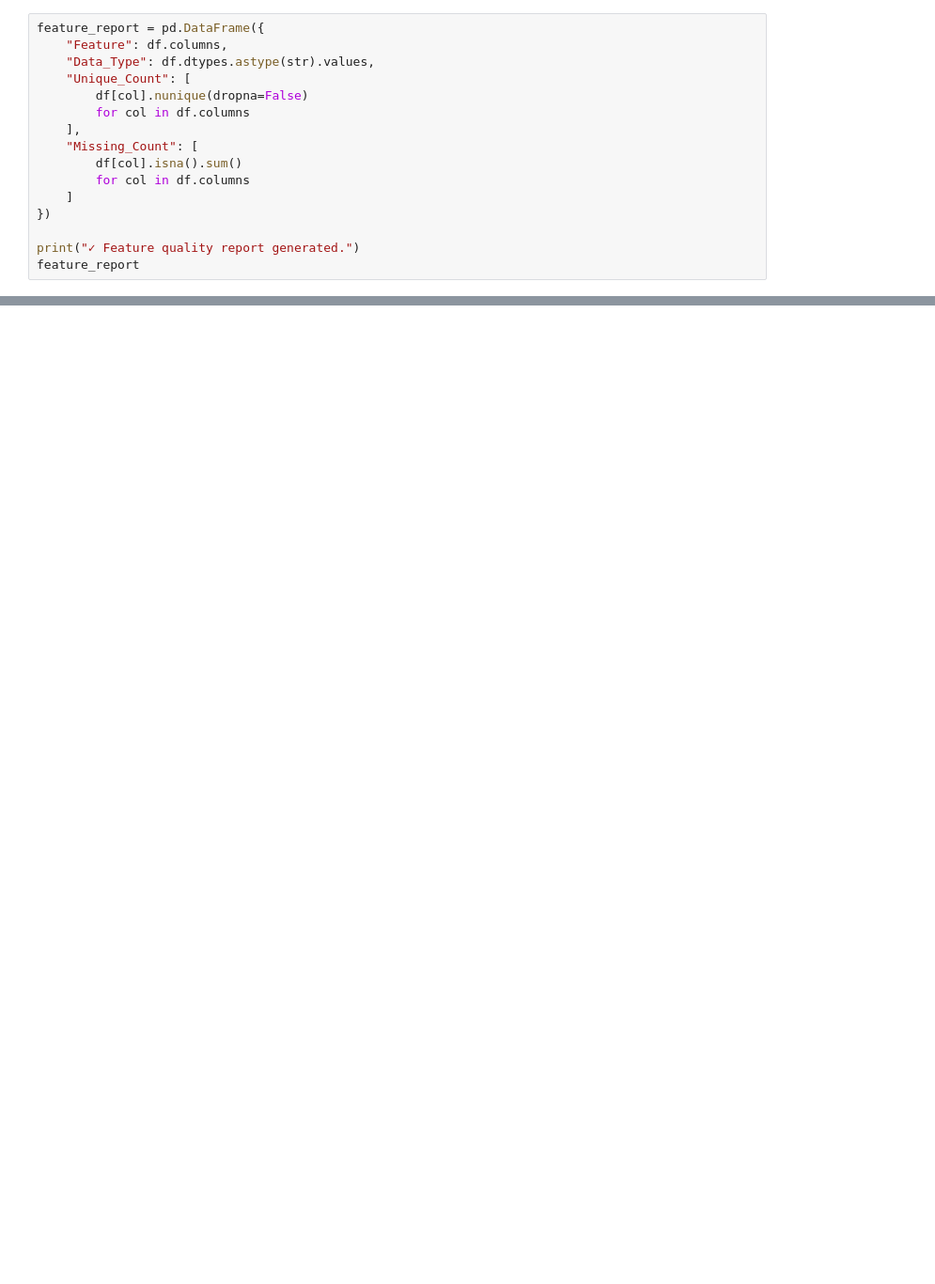
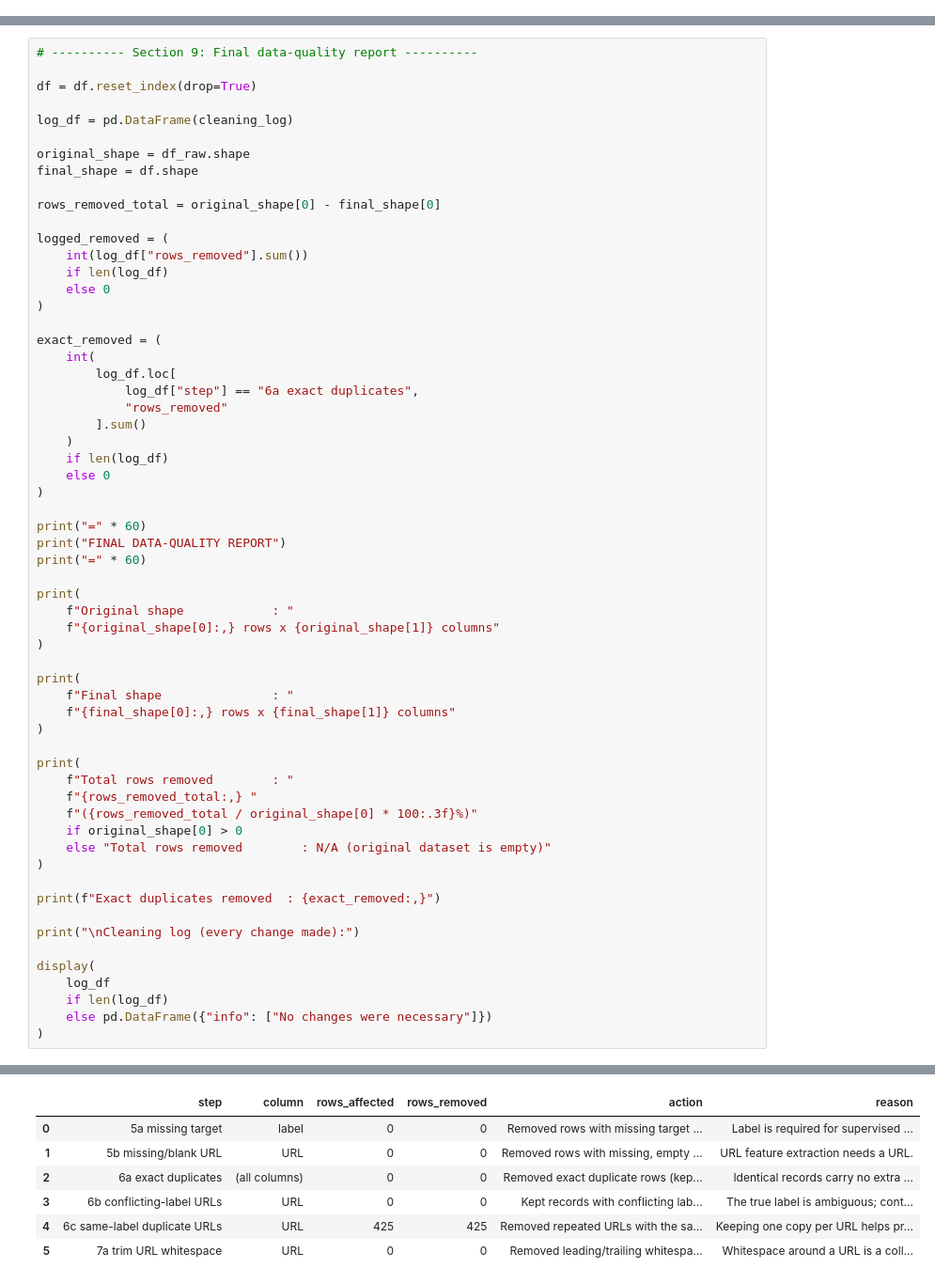
Before and after one commit to bhu27/Multimodal_Phishing_XAI, a Jupyter notebook: notebook/url_data_cleaning.ipynb, the cells around one changed output, grey strips where cells are left out. Shown at 94% size. Cells and saved outputs as stored; diff of their text form; blank space fills up the shorter version.

```diff
--- a/notebook/url_data_cleaning.ipynb
+++ b/notebook/url_data_cleaning.ipynb
@@ -611,16 +0,0 @@ Name: label, dtype: float64
-# %%
-feature_report = pd.DataFrame({
-    "Feature": df.columns,
-    "Data_Type": df.dtypes.astype(str).values,
-    "Unique_Count": [
-        df[col].nunique(dropna=False)
-        for col in df.columns
-    ],
-    "Missing_Count": [
-        df[col].isna().sum()
-        for col in df.columns
-    ]
-})
-
-print("✓ Feature quality report generated.")
-feature_report
@@ -1024,0 +2268,61 @@ A conflicting label occurs when the same input/value appears with different targ
+# %%
+# ---------- Section 9: Final data-quality report ----------
+
+df = df.reset_index(drop=True)
+
+log_df = pd.DataFrame(cleaning_log)
+
+original_shape = df_raw.shape
+final_shape = df.shape
+
+rows_removed_total = original_shape[0] - final_shape[0]
+
+logged_removed = (
+    int(log_df["rows_removed"].sum())
+    if len(log_df)
+    else 0
+)
+
+exact_removed = (
+    int(
+        log_df.loc[
+            log_df["step"] == "6a exact duplicates",
+            "rows_removed"
+        ].sum()
+    )
+    if len(log_df)
+    else 0
+)
+
+print("=" * 60)
+print("FINAL DATA-QUALITY REPORT")
+print("=" * 60)
+
+print(
+    f"Original shape            : "
+    f"{original_shape[0]:,} rows x {original_shape[1]} columns"
+)
+
+print(
+    f"Final shape               : "
+    f"{final_shape[0]:,} rows x {final_shape[1]} columns"
+)
+
+print(
+    f"Total rows removed        : "
+    f"{rows_removed_total:,} "
+    f"({rows_removed_total / original_shape[0] * 100:.3f}%)"
+    if original_shape[0] > 0
+    else "Total rows removed        : N/A (original dataset is empty)"
+)
+
+print(f"Exact duplicates removed  : {exact_removed:,}")
+
+print("\nCleaning log (every change made):")
+
+display(
+    log_df
+    if len(log_df)
+    else pd.DataFrame({"info": ["No changes were necessary"]})
+)
+# %% [output]
@@ -1024,0 +2338,7 @@ A conflicting label occurs when the same input/value appears with different targ
+|  | step | column | rows_affected | rows_removed | action | reason |
+| 0 | 5a missing target | label | 0 | 0 | Removed rows with missing target ... | Label is required for supervised ... |
+| 1 | 5b missing/blank URL | URL | 0 | 0 | Removed rows with missing, empty ... | URL feature extraction needs a URL. |
+| 2 | 6a exact duplicates | (all columns) | 0 | 0 | Removed exact duplicate rows (kep... | Identical records carry no extra ... |
+| 3 | 6b conflicting-label URLs | URL | 0 | 0 | Kept records with conflicting lab... | The true label is ambiguous; cont... |
+| 4 | 6c same-label duplicate URLs | URL | 425 | 425 | Removed repeated URLs with the sa... | Keeping one copy per URL helps pr... |
+| 5 | 7a trim URL whitespace | URL | 0 | 0 | Removed leading/trailing whitespa... | Whitespace around a URL is a coll... |
```
Also changed, not shown: parts of 61 cells of this notebook, 1 other file.
